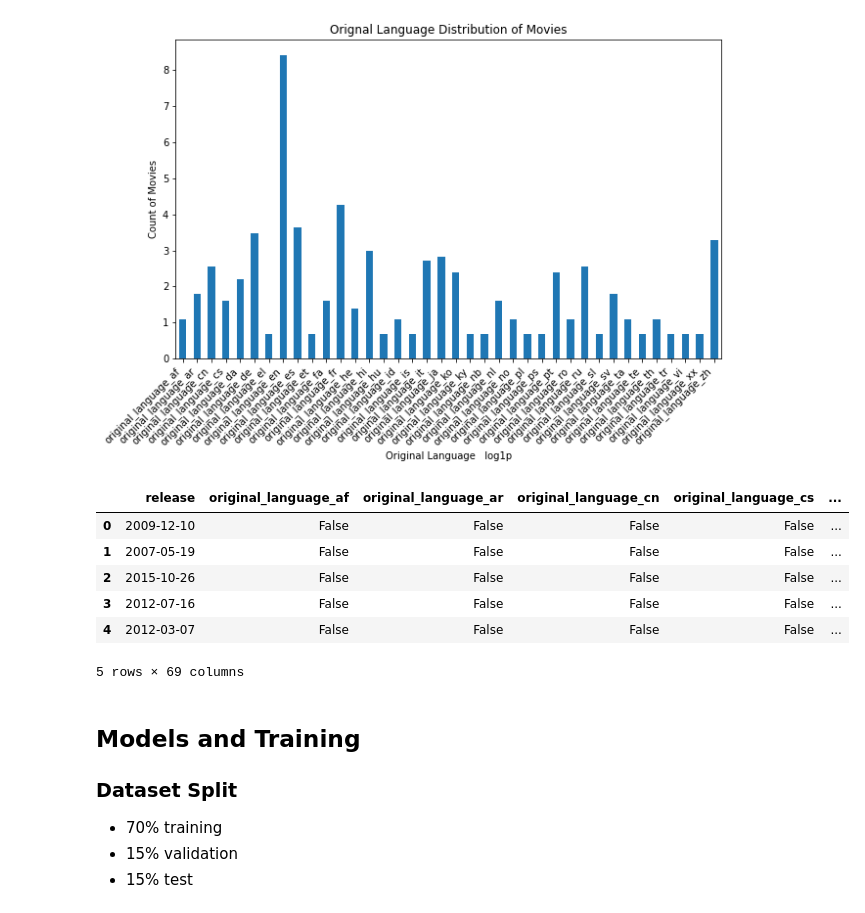
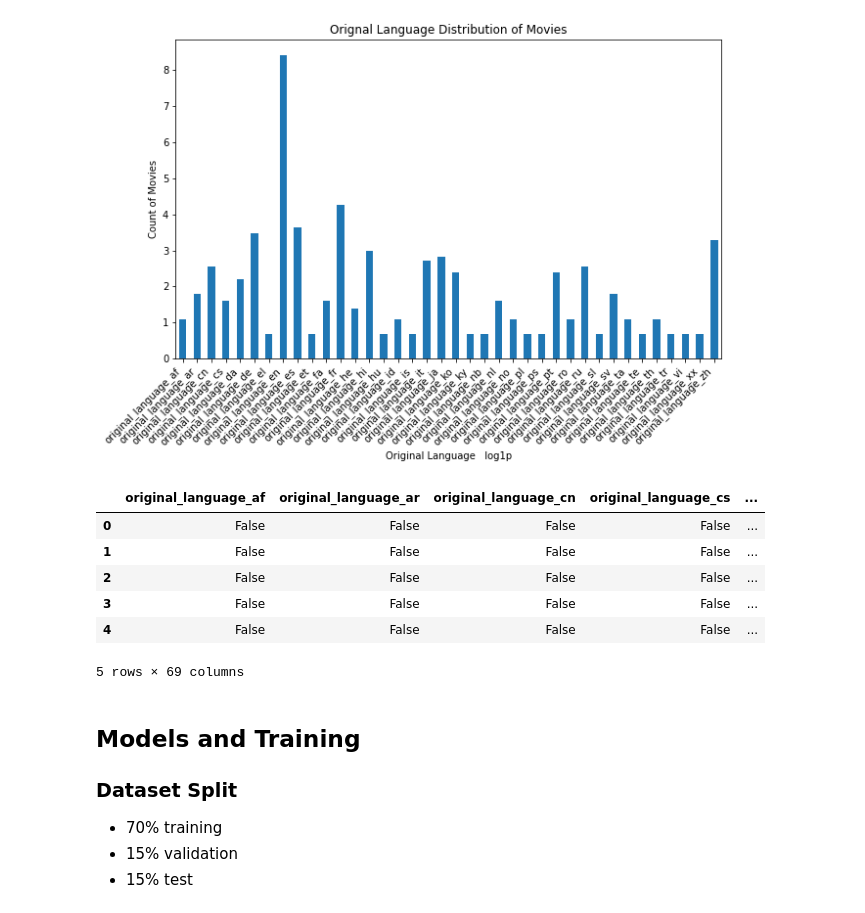
Before and after one commit to ELophem/Project_ML_2024, a Jupyter notebook: ProjectML.ipynb, the cells around one changed output. Saved outputs shown, nothing was run; the diff lists cells and outputs as text; code cells hidden in the pictures.

```diff
--- a/ProjectML.ipynb
+++ b/ProjectML.ipynb
@@ -497,30 +508,31 @@ plt.show()
 # %%
 
 # Define the desired range
+data_read_labeled['release'] = data_read_labeled['release'].astype('int64') / 10**9
 desired_min = 0
 desired_max = 6000
 data_copy = data_read_labeled.copy()
 
 # Assuming 'df' is your DataFrame with numerical features
 # Initialize MinMaxScaler with the desired range
 numerical_features = data_copy.select_dtypes(include=['float64', 'int64'])
 
 scaler = MinMaxScaler(feature_range=(desired_min, desired_max))
 
 # Fit and transform the data
 scaled_features = scaler.fit_transform(numerical_features)
 
 # Convert the scaled features back to a DataFrame (if needed)
 scaled_numerical_df = pd.DataFrame(scaled_features, columns=numerical_features.columns)
 scaled_df = pd.concat([data_copy.drop(columns=numerical_features.columns), scaled_numerical_df], axis=1)
 scaled_df.head()
 # %% [output]
-|  | release | original_language_af | original_language_ar | original_language_cn | original_language_cs | ... |
-| 0 | 2009-12-10 | False | False | False | False | ... |
-| 1 | 2007-05-19 | False | False | False | False | ... |
-| 2 | 2015-10-26 | False | False | False | False | ... |
-| 3 | 2012-07-16 | False | False | False | False | ... |
-| 4 | 2012-03-07 | False | False | False | False | ... |
+|  | original_language_af | original_language_ar | original_language_cn | original_language_cs | ... |
+| 0 | False | False | False | False | ... |
+| 1 | False | False | False | False | ... |
+| 2 | False | False | False | False | ... |
+| 3 | False | False | False | False | ... |
+| 4 | False | False | False | False | ... |
 5 rows × 69 columns
 # %% [markdown]
 ## Models and Training
```
Also changed, not shown: parts of 5 cells of this notebook.
